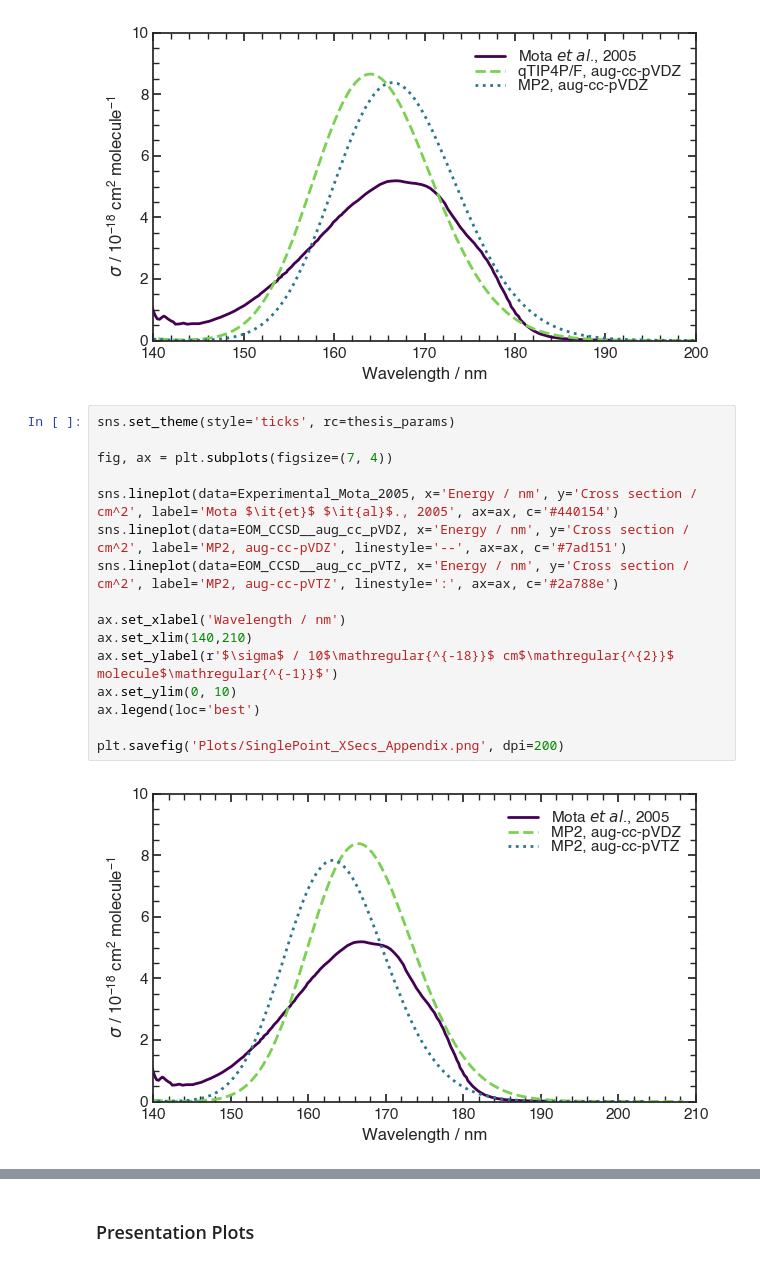
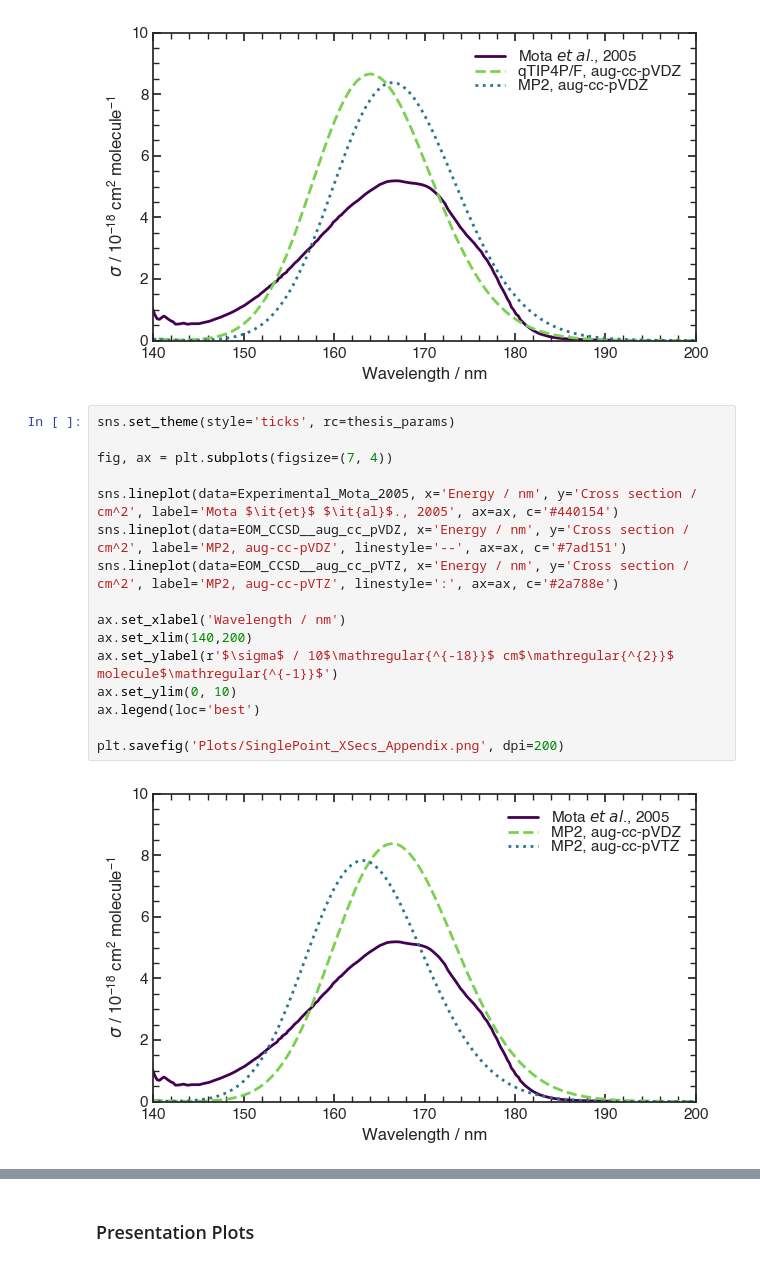
Before and after one commit to mbarnfield63/MSci_Project, a Jupyter notebook: ABIN/XSecs.ipynb, the cells around one changed output, grey strips where cells are left out. Drawn from its saved outputs; the diff is of its cells as text.

```diff
--- a/ABIN/XSecs.ipynb
+++ b/ABIN/XSecs.ipynb
@@ -129,21 +129,21 @@ plt.savefig('Plots/SinglePoint_XSecs.png', dpi=200)
 # %%
 sns.set_theme(style='ticks', rc=thesis_params)
 
 fig, ax = plt.subplots(figsize=(7, 4))
 
 sns.lineplot(data=Experimental_Mota_2005, x='Energy / nm', y='Cross section / cm^2', label='Mota $\it{et}$ $\it{al}$., 2005', ax=ax, c='#440154')
 sns.lineplot(data=EOM_CCSD__aug_cc_pVDZ, x='Energy / nm', y='Cross section / cm^2', label='MP2, aug-cc-pVDZ', linestyle='--', ax=ax, c='#7ad151')
 sns.lineplot(data=EOM_CCSD__aug_cc_pVTZ, x='Energy / nm', y='Cross section / cm^2', label='MP2, aug-cc-pVTZ', linestyle=':', ax=ax, c='#2a788e')
 
 ax.set_xlabel('Wavelength / nm')
-ax.set_xlim(140,210)
+ax.set_xlim(140,200)
 ax.set_ylabel(r'$\sigma$ / 10$\mathregular{^{-18}}$ cm$\mathregular{^{2}}$ molecule$\mathregular{^{-1}}$')
 ax.set_ylim(0, 10)
 ax.legend(loc='best')
 
 plt.savefig('Plots/SinglePoint_XSecs_Appendix.png', dpi=200)
 # %% [output]
-[figure, old version]
+[figure, new version]
 # %%
 sns.set_theme(style='ticks', rc=thesis_params)
 
```
Also changed, not shown: parts of 5 cells of this notebook.
